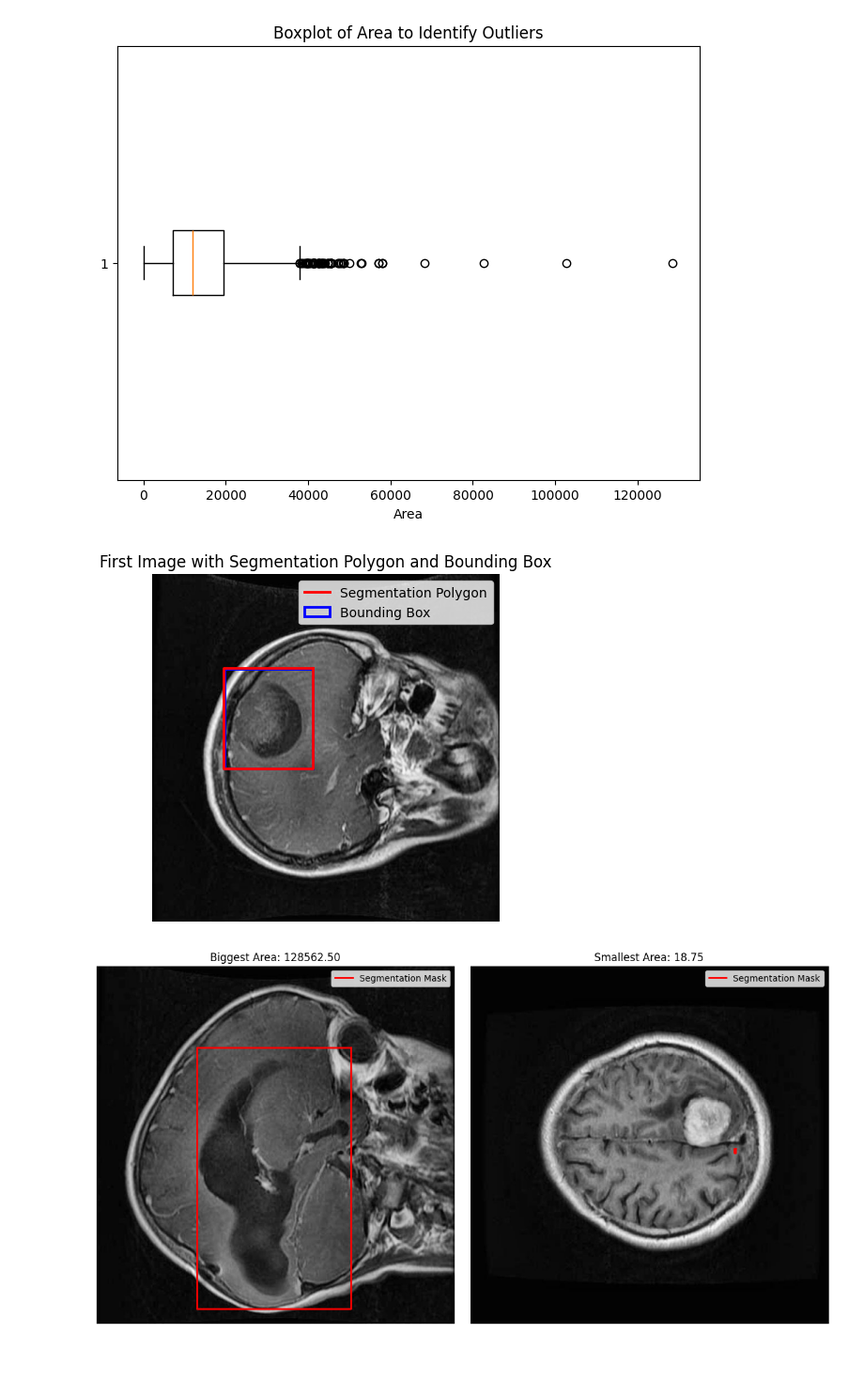
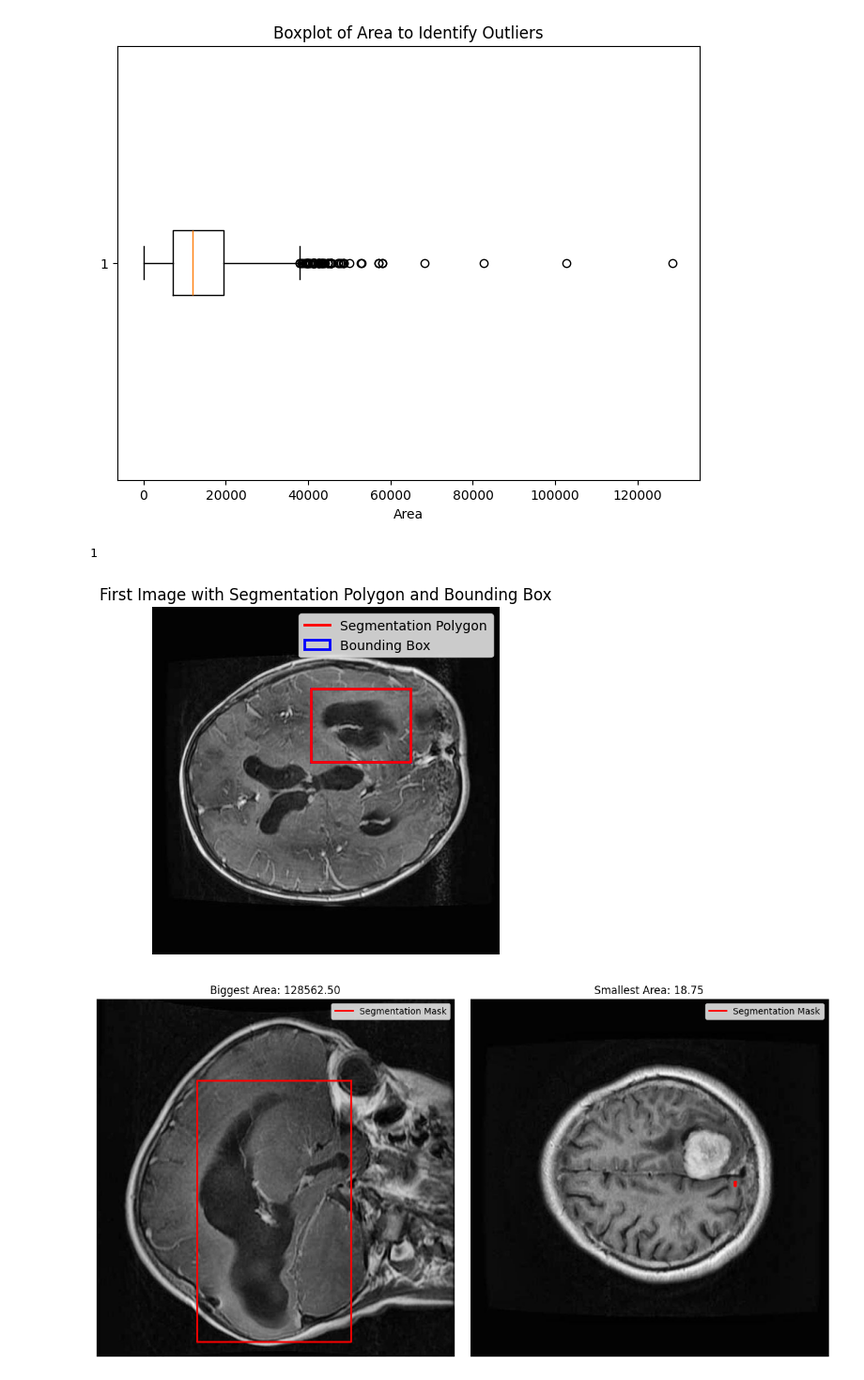
Before and after one commit to HumbertoPotes/BrainTumorDetection, a Jupyter notebook: data_loading.ipynb, the cells around one changed output. Shown at 94% size. Cells and saved outputs as stored; diff of their text form; code cells hidden in the pictures.

```diff
--- a/data_loading.ipynb
+++ b/data_loading.ipynb
@@ -65,30 +78,31 @@ min       0.000000     1.000000      18.750000      0.0   640.0   640.0
 max        1.0
 [figure]
 # %%
-
-img_num = 2
+img_num = 5
 image = df.iloc[img_num]['image']
 segmentation = df.iloc[img_num]['segmentation'][0]
 bbox = df.iloc[img_num]['bbox']
+print(df.iloc[img_num]['category_id'])
 
 fig, ax = plt.subplots(1)
 ax.imshow(image)
 
 # segmentation poly
 pts = np.array(segmentation, dtype=np.int32).reshape(-1, 2)
 ax.plot(pts[:, 0], pts[:, 1], color='r', linewidth=2, label='Segmentation Polygon')
 
 # bounding box
 x, y, width, height = bbox
 rect = patches.Rectangle((x, y), width, height, linewidth=2, edgecolor='b', facecolor='none', label='Bounding Box')
 ax.add_patch(rect)
 
 plt.legend()
 plt.title("First Image with Segmentation Polygon and Bounding Box")
 plt.axis('off')
 plt.show()
 # %% [output]
+1
-[figure, old version]
+[figure, new version]
 # %%
 # Find the rows with the biggest and smallest areas
 area_rows = df.loc[[df['area'].idxmax(), df['area'].idxmin()]]
```
Also changed, not shown: parts of 7 cells of this notebook, 1 other file.
